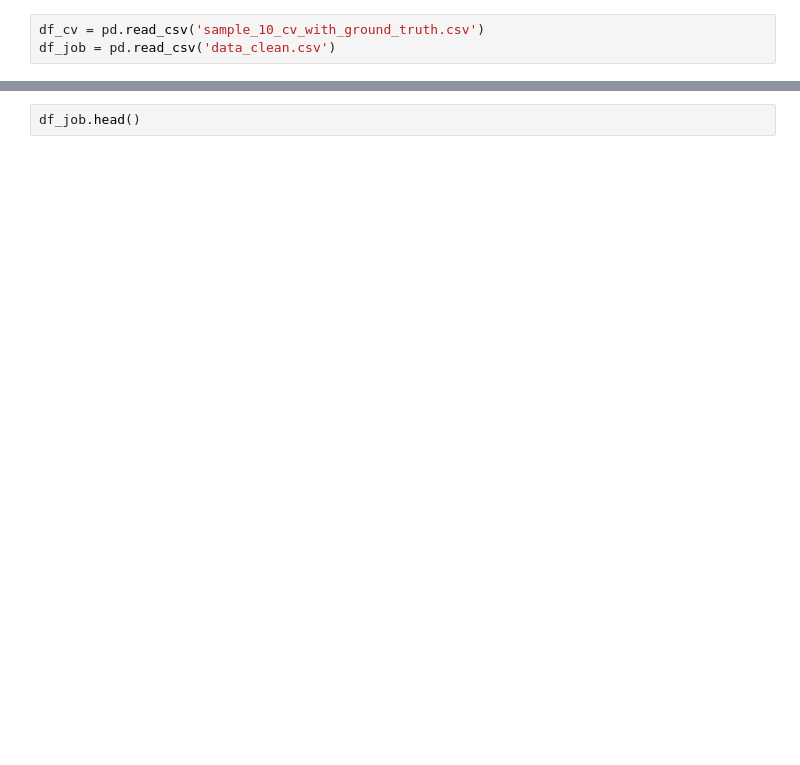
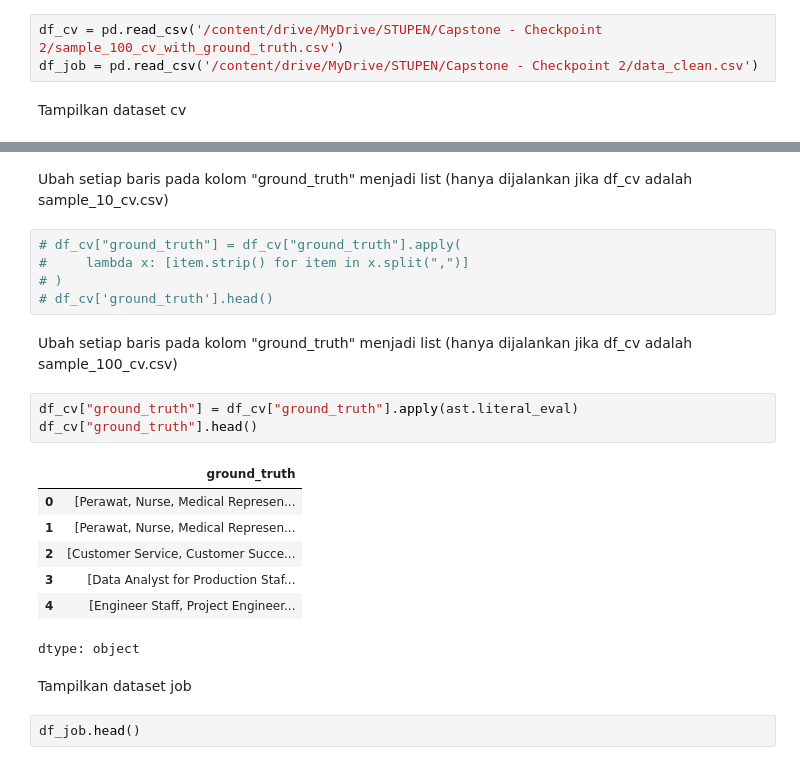
Before and after one commit to LuckyBoy721/CV-Analyser, a Jupyter notebook: dimas/Untitled0.ipynb, the cells around one changed output, grey strips where cells are left out. Drawn from its saved outputs; the diff is of its cells as text; blank space fills up the shorter version.

```diff
--- a/dimas/Untitled0.ipynb
+++ b/dimas/Untitled0.ipynb
@@ -11,6 +25,8 @@ from sentence_transformers import SentenceTransformer
 # %%
-df_cv = pd.read_csv('sample_10_cv_with_ground_truth.csv')
-df_job = pd.read_csv('data_clean.csv')
+df_cv = pd.read_csv('/content/drive/MyDrive/STUPEN/Capstone - Checkpoint 2/sample_100_cv_with_ground_truth.csv')
+df_job = pd.read_csv('/content/drive/MyDrive/STUPEN/Capstone - Checkpoint 2/data_clean.csv')
+# %% [markdown]
+Tampilkan dataset cv
 # %%
 df_cv.head()
 # %% [output]
@@ -20,6 +36,28 @@ df_cv.head()
 | 2 | Rina Hidayati | rina.hidayati@email.com | 6281123456789 | lorem ipsum corp jakarta, softwar... | seorang profesional call center d... | lebih dari 2 tahun dalam menangan... | SMA | - | Customer Service | ... |
 | 3 | Rina Sari | rina.sari@example.com | 6281234567890 | kepemimpinan, matlab, excel, pera... | - | dalam penelitian, analisis data, ... | S1 | universitas pendidikan indonesia ... | Data | ... |
 | 4 | Rizal Alfian | rizal.alfian@example.com | 6281234567890 | hmt elektro upi bandung, autocad ... | - | dalam desain sirkuit dan pengujia... | S1 | universitas pendidikan indonesia ... | Engineering | ... |
+# %% [markdown]
+Ubah setiap baris pada kolom "ground_truth" menjadi list (hanya dijalankan jika df_cv adalah sample_10_cv.csv)
+# %%
+# df_cv["ground_truth"] = df_cv["ground_truth"].apply(
+#     lambda x: [item.strip() for item in x.split(",")]
+# )
+# df_cv['ground_truth'].head()
+# %% [markdown]
+Ubah setiap baris pada kolom "ground_truth" menjadi list (hanya dijalankan jika df_cv adalah sample_100_cv.csv)
+# %%
+df_cv["ground_truth"] = df_cv["ground_truth"].apply(ast.literal_eval)
+df_cv["ground_truth"].head()
+# %% [output]
+|  | ground_truth |
+| 0 | [Perawat, Nurse, Medical Represen... |
+| 1 | [Perawat, Nurse, Medical Represen... |
+| 2 | [Customer Service, Customer Succe... |
+| 3 | [Data Analyst for Production Staf... |
+| 4 | [Engineer Staff, Project Engineer... |
+dtype: object
+# %% [markdown]
+Tampilkan dataset job
 # %%
 df_job.head()
 # %% [output]
```
Also changed, not shown: parts of 99 cells of this notebook, 2 other files.
